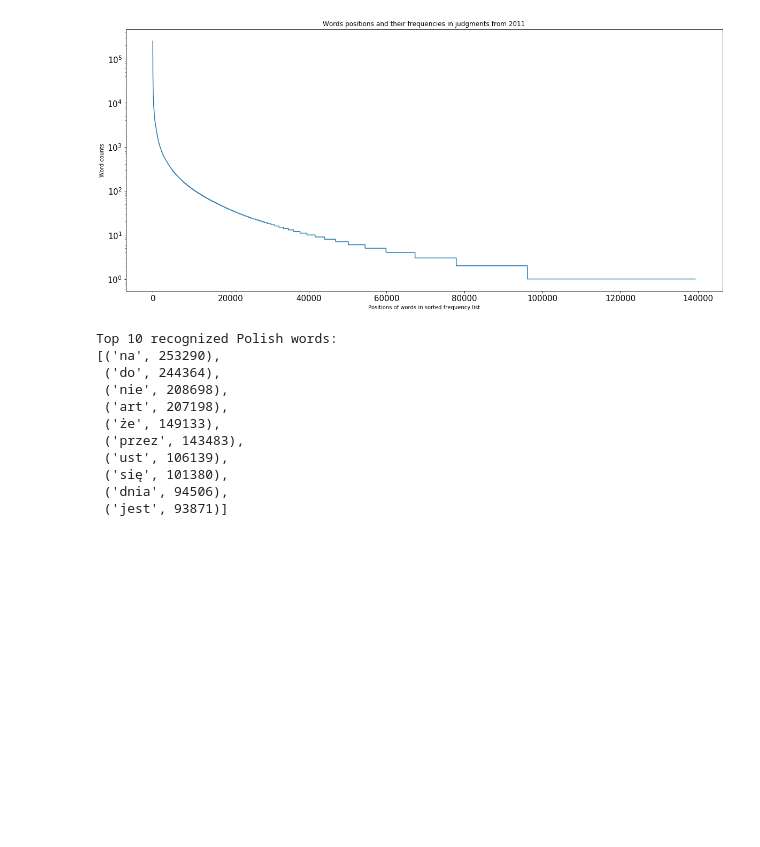
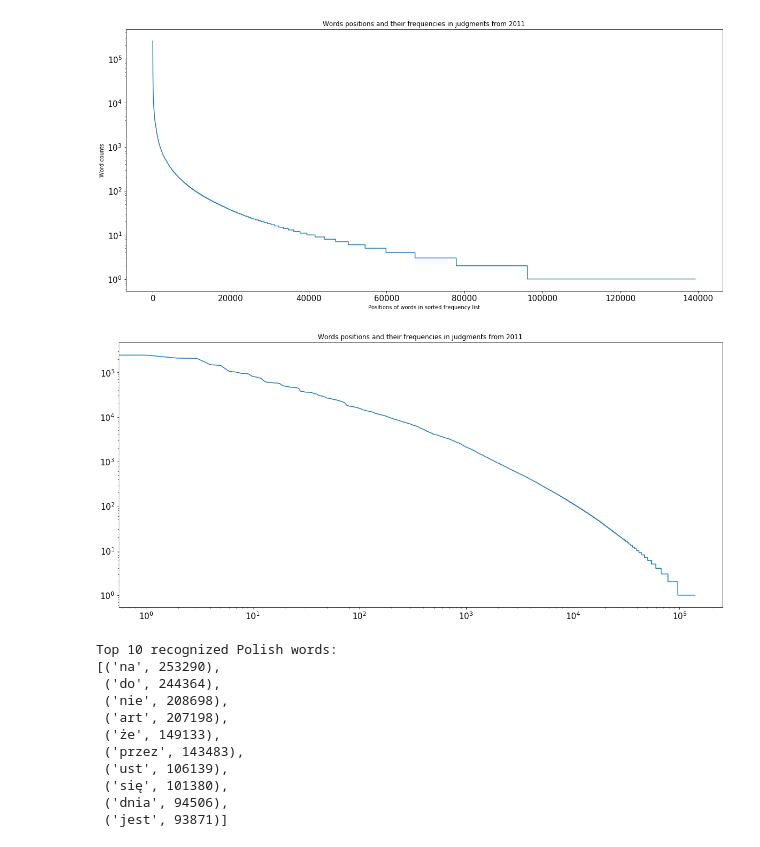
Before and after one commit to flisiewski/nlp, a Jupyter notebook: lab3/Lab3.ipynb, the cells around one changed output. Saved outputs shown, nothing was run; the diff lists cells and outputs as text; code cells hidden in the pictures; blank space fills up the shorter version.

Commit message:
Add logx scale plot

```diff
--- a/lab3/Lab3.ipynb
+++ b/lab3/Lab3.ipynb
@@ -101,6 +101,24 @@ plt.rcParams["figure.figsize"] = (20, 9)
 plt.show()
 # %% [output]
 [figure]
+# %%
+# all of the words
+positions, word_counts = sort_and_enumerate(words_with_counts)
+plt.plot(positions, word_counts)
+
+plt.yscale('log')
+plt.xscale('log')
+
+plt.title('Words positions and their frequencies in judgments from 2011')
+
+plt.rcParams['ytick.labelsize'] = 15
+plt.rcParams['xtick.labelsize'] = 15
+
+plt.rcParams["figure.figsize"] = (20, 9)
+
+plt.show()
+# %% [output]
+[figure, added]
 # %%
 from pprint import pprint
 print("Top 10 recognized Polish words: ")
```
